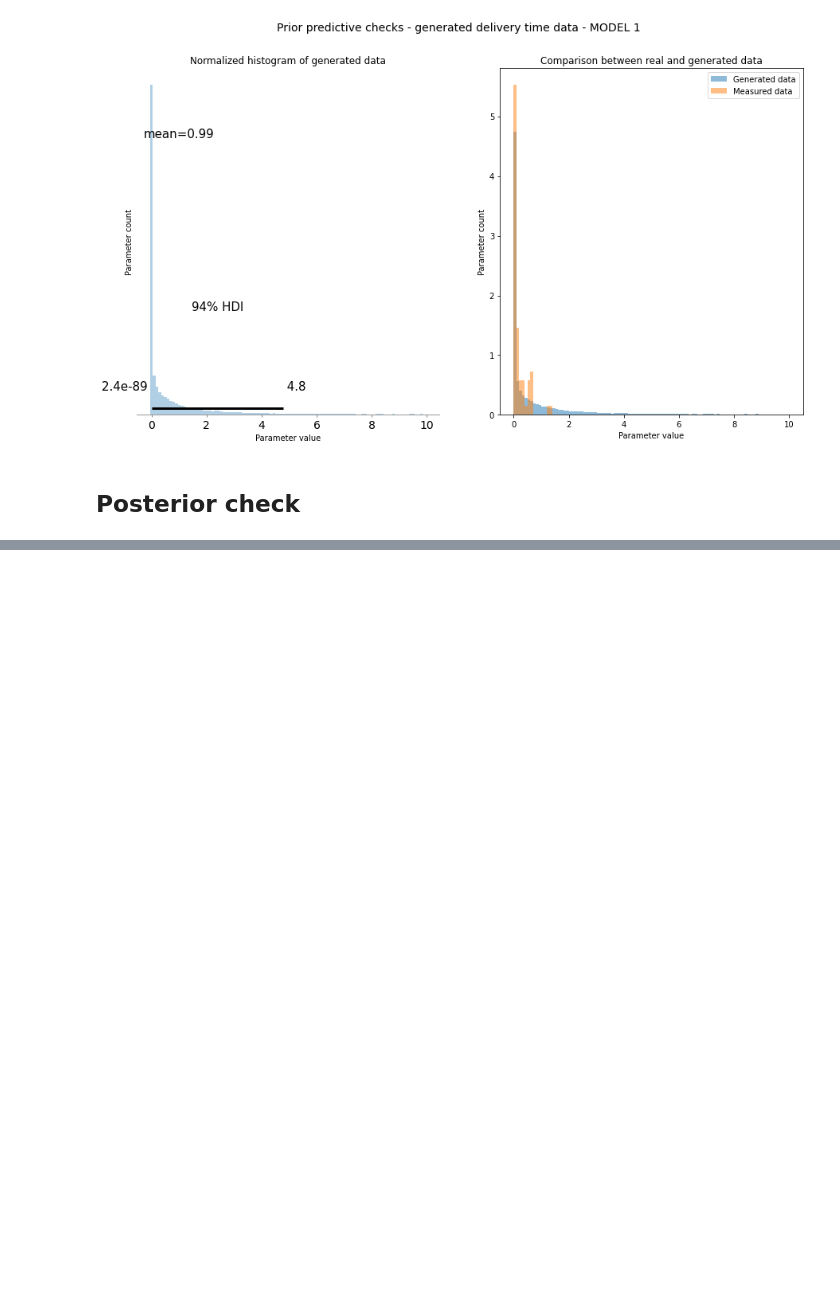
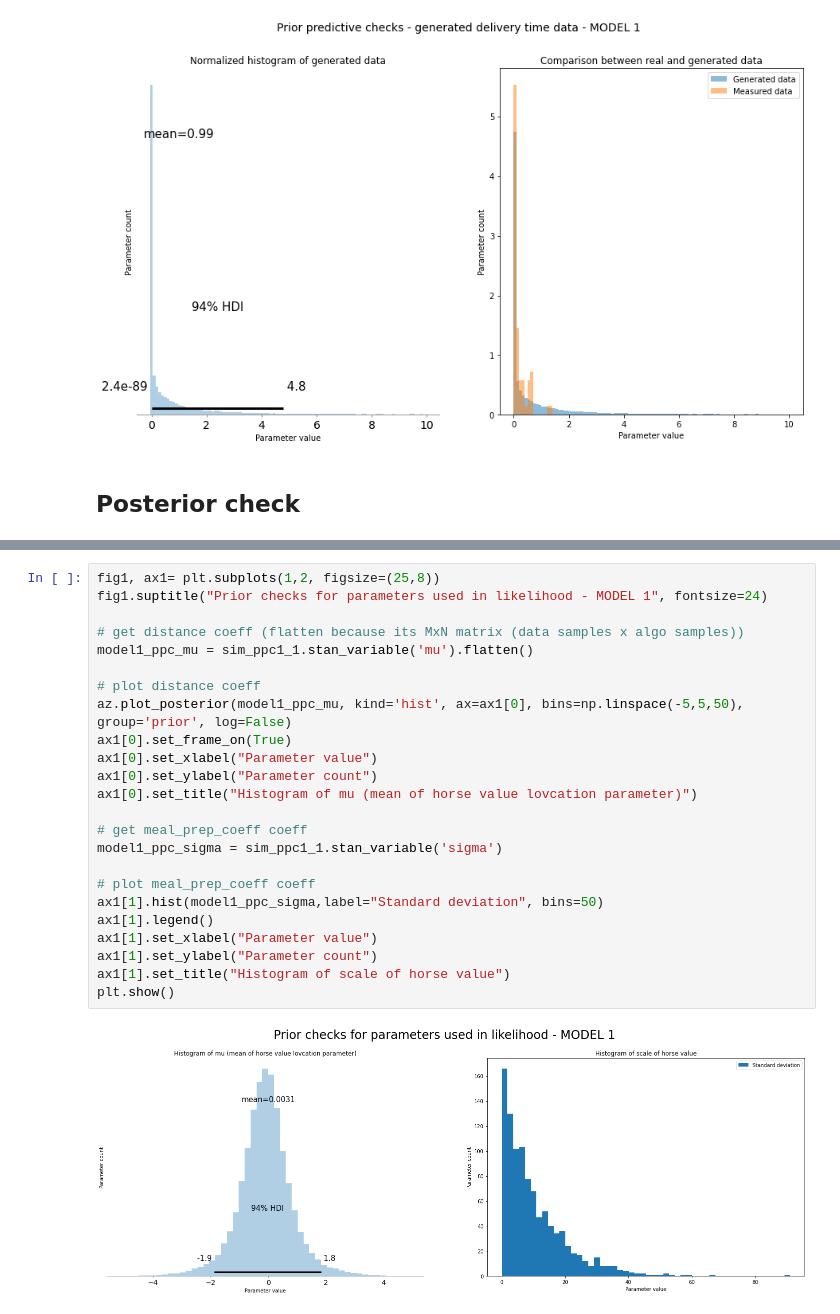
Before and after one commit to Motyleczek/racehorse_bayes, a Jupyter notebook: data_analysis_v2.ipynb, the cells around one changed output, grey strips where cells are left out. Saved outputs shown, nothing was run; the diff lists cells and outputs as text; blank space fills up the shorter version.

```diff
--- a/data_analysis_v2.ipynb
+++ b/data_analysis_v2.ipynb
@@ -187,0 +328,26 @@ model_posterior1 = model_ppc1=CmdStanModel(stan_file='models/v2_model1_fit.stan'
+# %%
+fig1, ax1= plt.subplots(1,2, figsize=(25,8))
+fig1.suptitle("Prior checks for parameters used in likelihood - MODEL 1", fontsize=24)
+
+# get distance coeff (flatten because its MxN matrix (data samples x algo samples))
+model1_ppc_mu = sim_ppc1_1.stan_variable('mu').flatten()
+
+# plot distance coeff
+az.plot_posterior(model1_ppc_mu, kind='hist', ax=ax1[0], bins=np.linspace(-5,5,50), group='prior', log=False)
+ax1[0].set_frame_on(True)
+ax1[0].set_xlabel("Parameter value")
+ax1[0].set_ylabel("Parameter count")
+ax1[0].set_title("Histogram of mu (mean of horse value lovcation parameter)")
+
+# get meal_prep_coeff coeff
+model1_ppc_sigma = sim_ppc1_1.stan_variable('sigma')
+
+# plot meal_prep_coeff coeff
+ax1[1].hist(model1_ppc_sigma,label="Standard deviation", bins=50)
+ax1[1].legend()
+ax1[1].set_xlabel("Parameter value")
+ax1[1].set_ylabel("Parameter count")
+ax1[1].set_title("Histogram of scale of horse value")
+plt.show()
+# %% [output]
+[figure, added]
```
Also changed, not shown: parts of 12 cells of this notebook.
